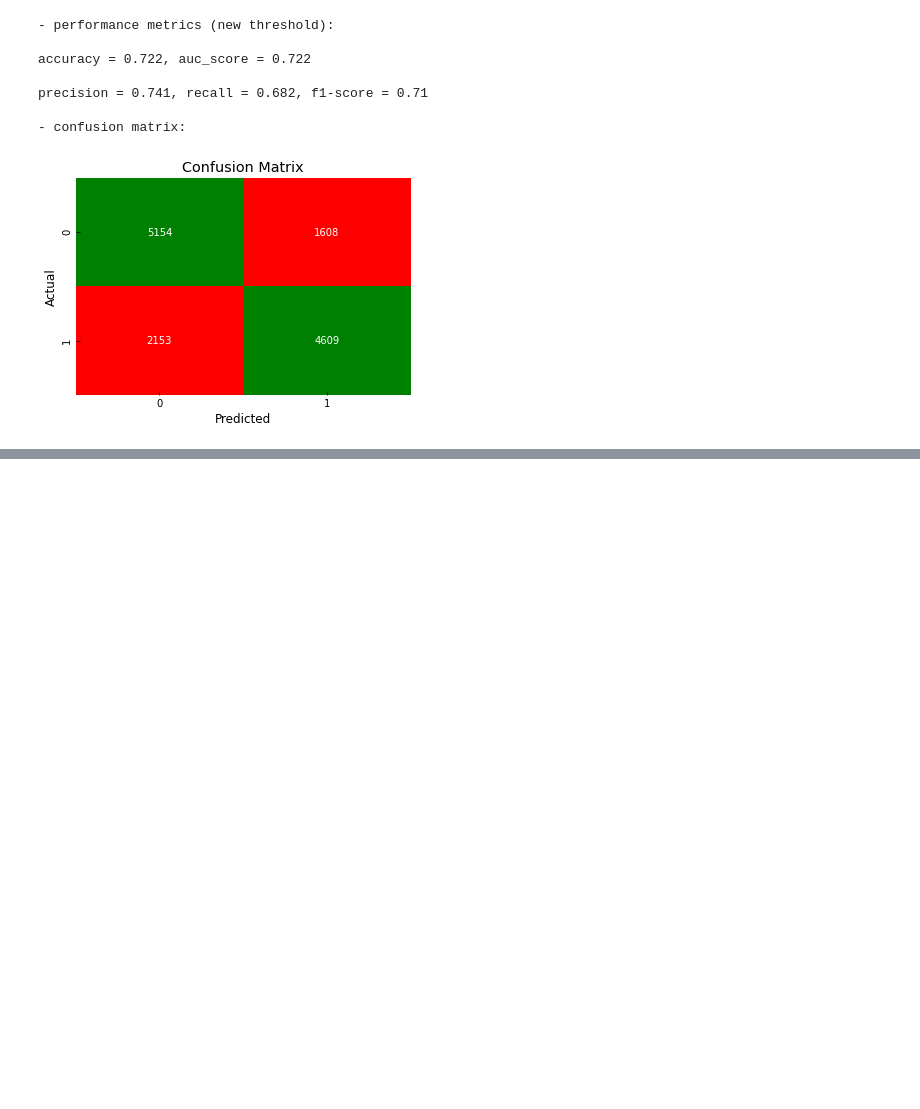
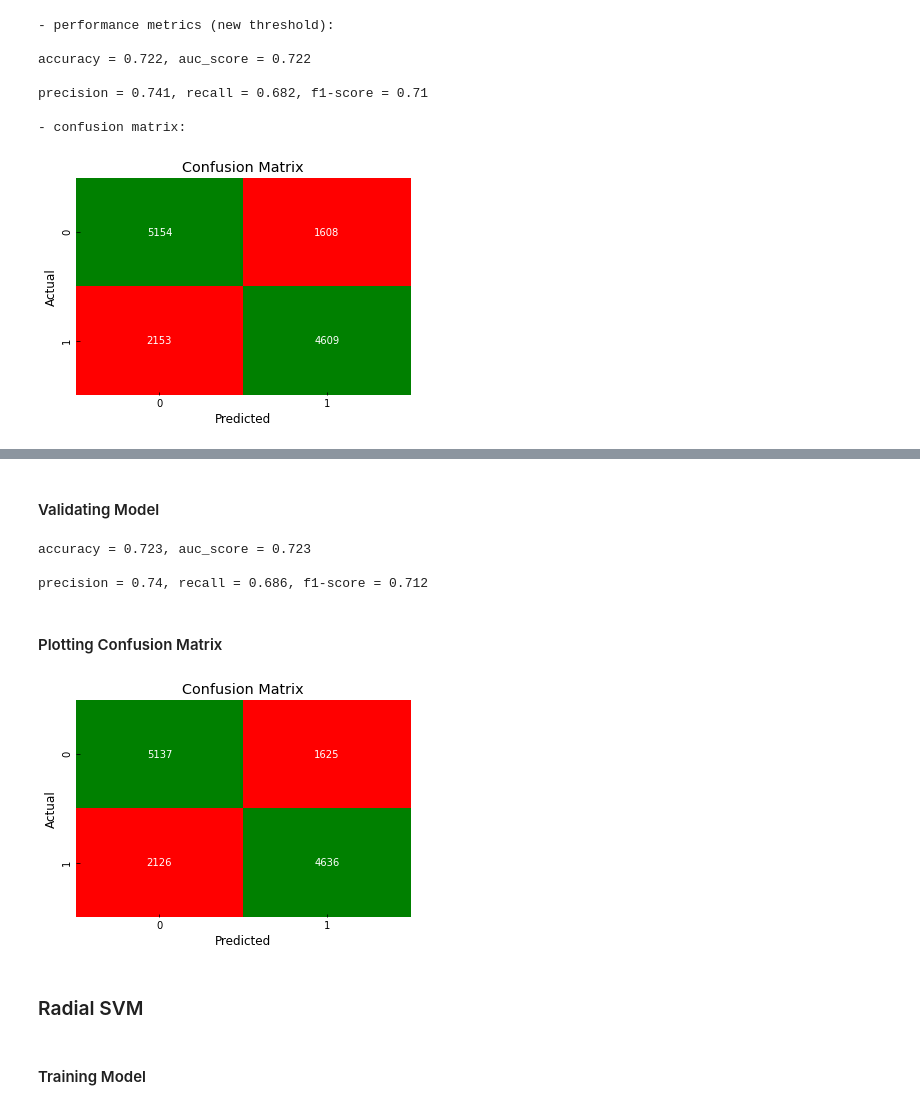
Before and after one commit to jackbustertann/cardiovascular_disease_detection, a Jupyter notebook: index.ipynb, the cells around one changed output, grey strips where cells are left out. Cells and saved outputs as stored; diff of their text form; code cells hidden in the pictures; blank space fills up the shorter version.

```diff
--- a/index.ipynb
+++ b/index.ipynb
@@ -269,0 +325,5 @@ precision = 0.741, recall = 0.682, f1-score = 0.71
+# %%
+poly_svm = SVC(kernel = 'poly')
+%time poly_svm_model = poly_svm.fit(X_train_scaled, y_train)
+
+y_test_hat = poly_svm_model.predict(X_test_scaled)
@@ -269,0 +333,18 @@ precision = 0.741, recall = 0.682, f1-score = 0.71
+# %% [markdown]
+#### Validating Model
+# %%
+classification_metrics(y_test, y_test_hat)
+# %% [output]
+accuracy = 0.723, auc_score = 0.723
+
+precision = 0.74, recall = 0.686, f1-score = 0.712
+# %% [markdown]
+#### Plotting Confusion Matrix
+# %%
+custom_confusion_matrix(y_test, y_test_hat)
+# %% [output]
+[figure, added]
+# %% [markdown]
+### Radial SVM
+# %% [markdown]
+#### Training Model
```
Also changed, not shown: parts of 31 cells of this notebook, 2 other files.
